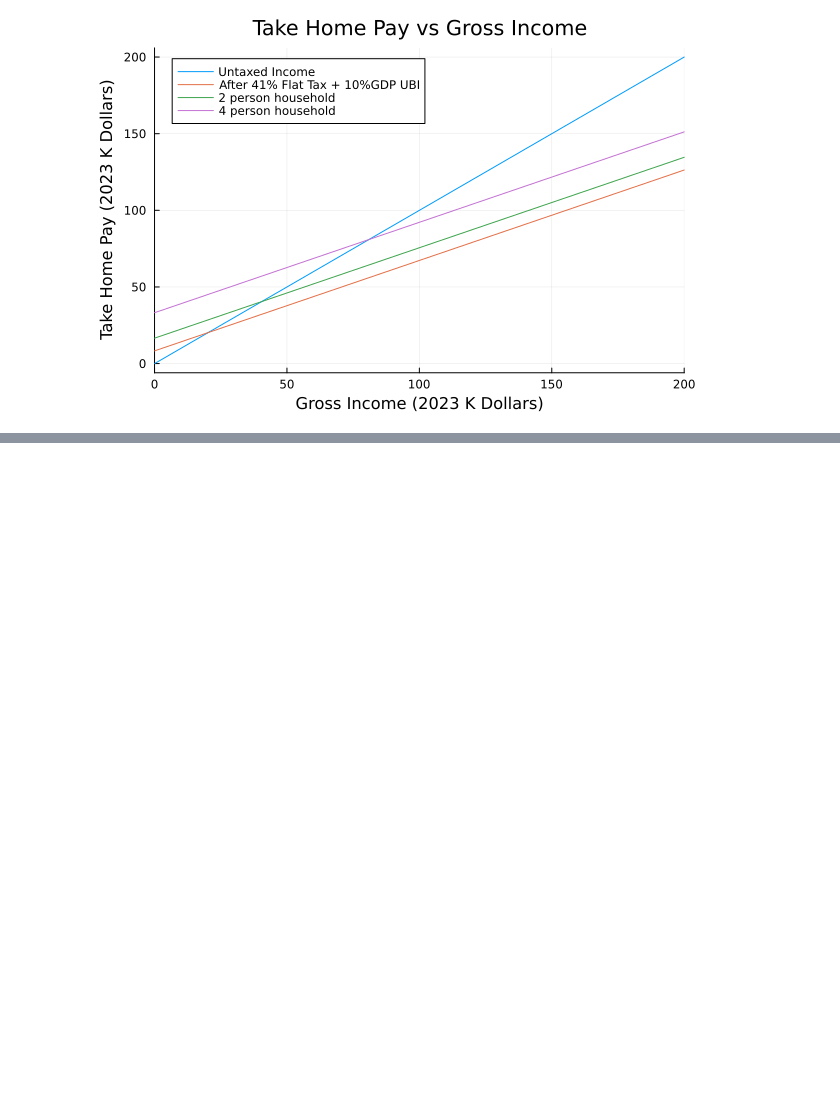
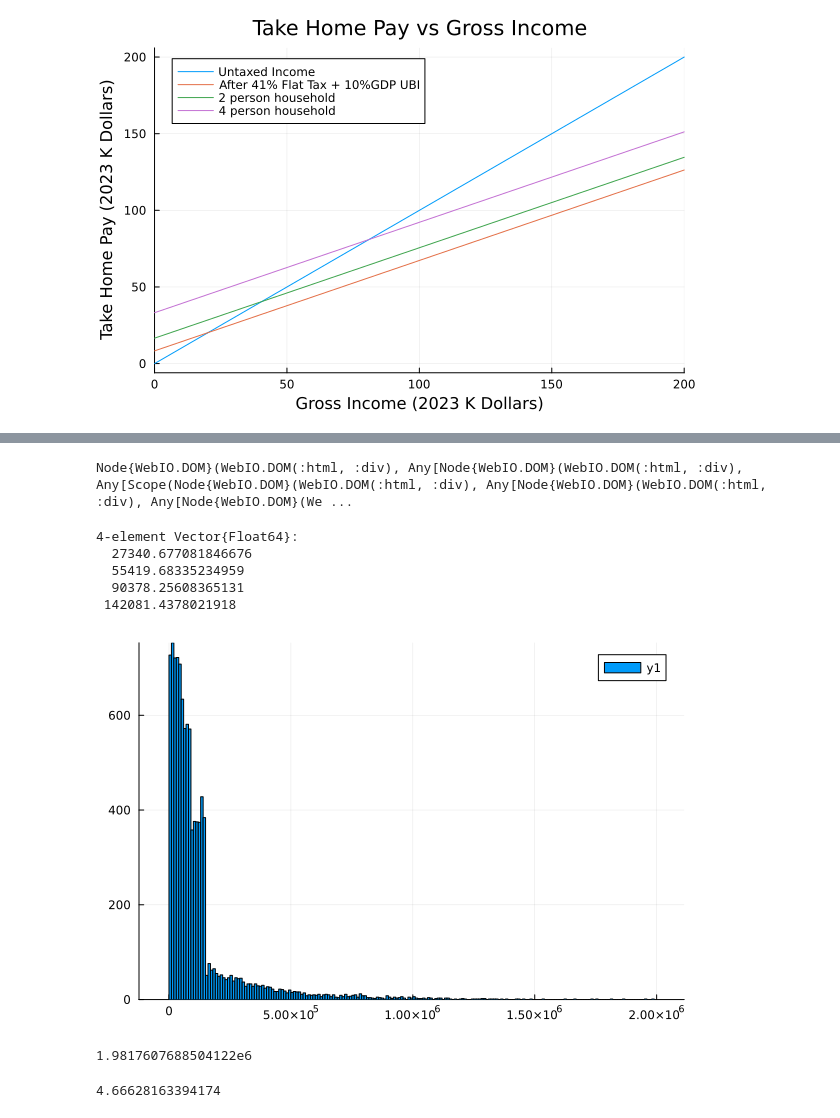
Before and after one commit to dlakelan/UBINotebook, a Jupyter notebook: UBIWorkbook.ipynb, the cells around one changed output, grey strips where cells are left out. Saved outputs shown, nothing was run; the diff lists cells and outputs as text; code cells hidden in the pictures; blank space fills up the shorter version.

```diff
--- a/UBIWorkbook.ipynb
+++ b/UBIWorkbook.ipynb
@@ -159,0 +201,74 @@ p = plot!(x -> x*(1.0 - flatrate) + 8.3*4; label = "4 person household")
+# %%
+using Optimization
+
+function coefstofun(u,p)
+    spc = Chebyshev(0.0..2_000_000.0)
+    fsqt = Fun(spc,u)
+#    df = fsqt*fsqt
+    df = fsqt
+    fI = Integral() * df
+    ffI = fI - fI(0.0) + p.min
+    return ffI,df
+end
+
+function fitness(u,p)
+    fI,df = coefstofun(u,p)
+    incomes = p.incs
+
+    meaninc = mean(log(fI(i)) for i in incomes)
+    meanmarg = mean(log(1.0+df(i)) for i in incomes)
+    fitness = -(meaninc/p.gdppc + p.k * meanmarg)
+end
+
+function revconstr(constr, u,p) ## we need a certain revenue
+    target = p.revneeded # in trillions
+    fI,df = coefstofun(u,p)
+    revactual = mean(i - fI(i) for i in p.incs ) * (nhous / 1e12)
+    constr[1] = revactual - target
+    return constr[1]
+end
+
+let u0 = rand(Normal(0.0,0.1),7)
+
+@manipulate for min=0.01:.01:.25, tax=0.05:.02:.65, k=0.0:0.01:1.0
+    gdpc = mean(incsamp)
+    parms = (k=k,min=min*gdpc,incs=incsamp,revneeded=currevenue,gdppc=gdpc)
+    earn = collect(0.0:1000.0:1000000.0)
+    p = plot(earn,[min*gdpc + e*(1.0-tax) for e in earn],xlim=(0,400000),ylim=(0,400000))
+    opprob = OptimizationProblem(OptimizationFunction(fitness,AutoForwardDiff(),cons=revconstr),
+                    [.6, 0.01, 0.0, 0.0,0.0,0.0,0.0],parms, #[sqrt(.45),.2,0.0,0.00,0.00,0.00,0.0,0.0],parms,
+                    lcons=[-.25],ucons=[Inf])
+    sol = solve(opprob,IPNewton(;μ0=:auto))
+    #println(sol)
+    revcon=[0.0]
+    revconstr(revcon,sol.u,parms)
+    u0 = sol.u .+ rand(Normal(0.0,.04),7)
+    #println("Revenue constraint: $(revcon[1])")
+    fI,df = coefstofun(sol.u,parms)
+    p = plot!(earn,[fI(e) for e in earn])
+
+end
+
+end
+# %% [output]
+Node{WebIO.DOM}(WebIO.DOM(:html, :div), Any[Node{WebIO.DOM}(WebIO.DOM(:html, :div), Any[Scope(Node{WebIO.DOM}(WebIO.DOM(:html, :div), Any[Node{WebIO.DOM}(WebIO.DOM(:html, :div), Any[Node{WebIO.DOM}(We ...
+# %%
+quantile(incsamp,[.2,.4,.6,.8])
+# %% [output]
+4-element Vector{Float64}:
+  27340.677081846676
+  55419.68335234959
+  90378.25608365131
+ 142081.4378021918
+# %%
+histogram(incsamp)
+# %% [output]
+[figure, added]
+# %%
+maximum(incsamp)
+# %% [output]
+1.9817607688504122e6
+# %%
+mean(incsamp)*nhous/1e12*.3
+# %% [output]
+4.66628163394174
```
Also changed, not shown: parts of 9 cells of this notebook, 2 other files.
